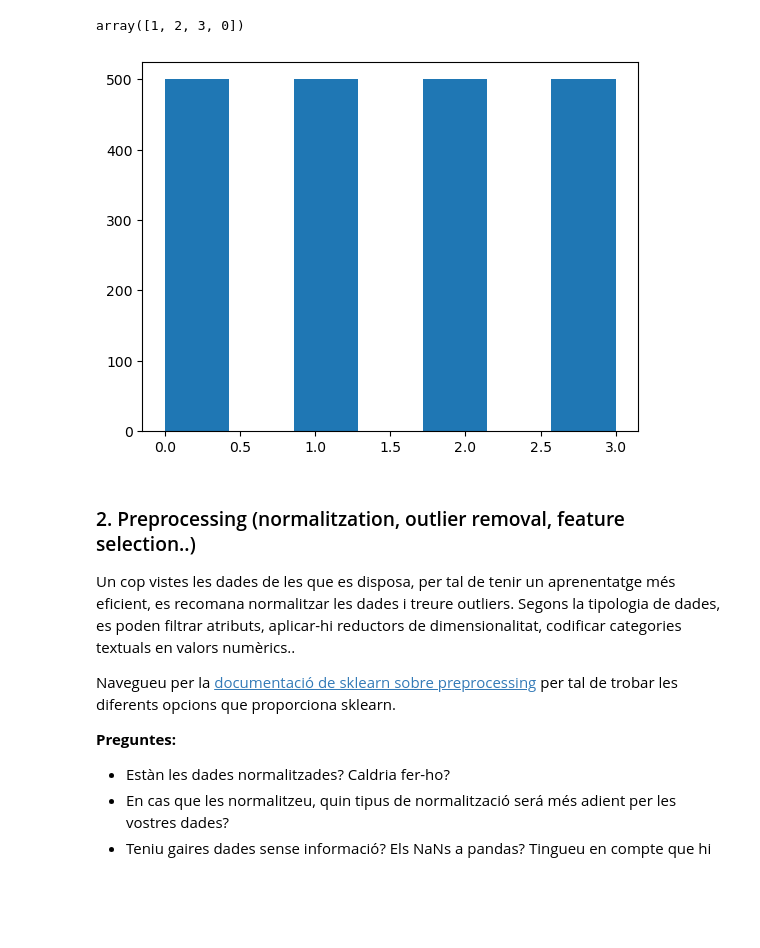
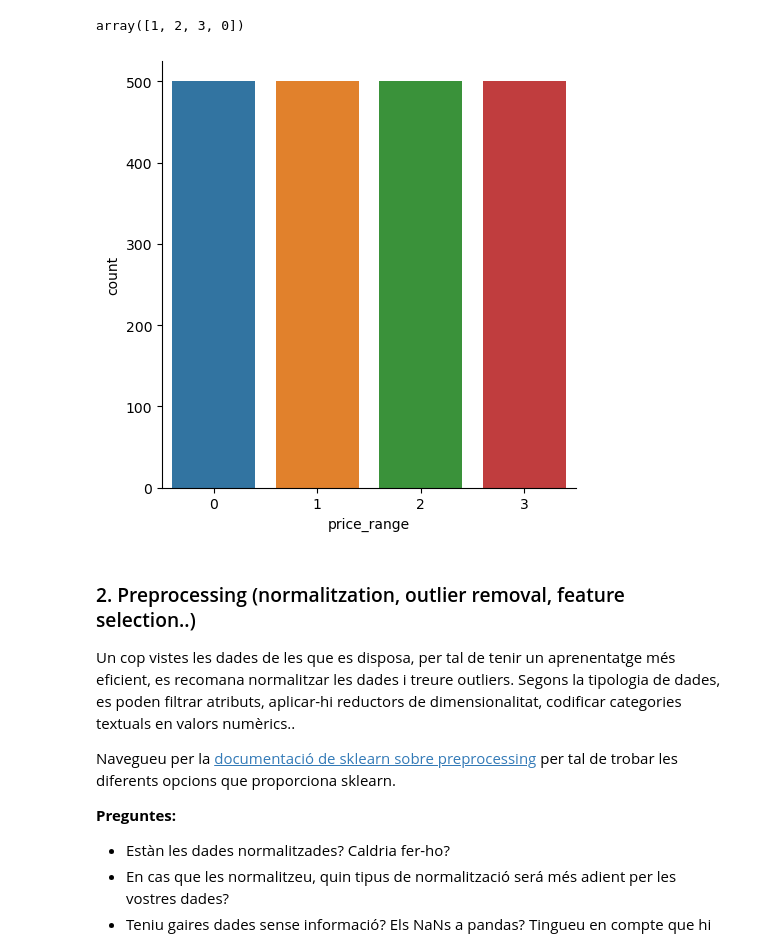
Before and after one commit to jonaprg/APC-Classificacio, a Jupyter notebook: Practica2-Classificacio2022GEI.ipynb, the cells around one changed output. Cells and saved outputs as stored; diff of their text form; code cells hidden in the pictures; blank space fills up the shorter version.

```diff
--- a/Practica2-Classificacio2022GEI.ipynb
+++ b/Practica2-Classificacio2022GEI.ipynb
@@ -339,11 +324,11 @@ y = data[:, 20]
 dataset['price_range'].unique()
 # %% [output]
 array([1, 2, 3, 0])
-# %%
-plt.hist(y, bins = 7)
-plt.show()
-# %% [output]
-[figure, removed]
+# %%
+sns.catplot(x = 'price_range', kind = 'count', data = dataset)
+plt.show()
+# %% [output]
+[figure, added]
 # %% [markdown]
 ### 2. Preprocessing (normalitzation, outlier removal, feature selection..)
 Un cop vistes les dades de les que es disposa, per tal de tenir un aprenentatge més eficient, es recomana normalitzar les dades i treure outliers. Segons la tipologia de dades, es poden filtrar atributs, aplicar-hi reductors de dimensionalitat, codificar categories textuals en valors numèrics..
```
Also changed, not shown: parts of 28 cells of this notebook.
